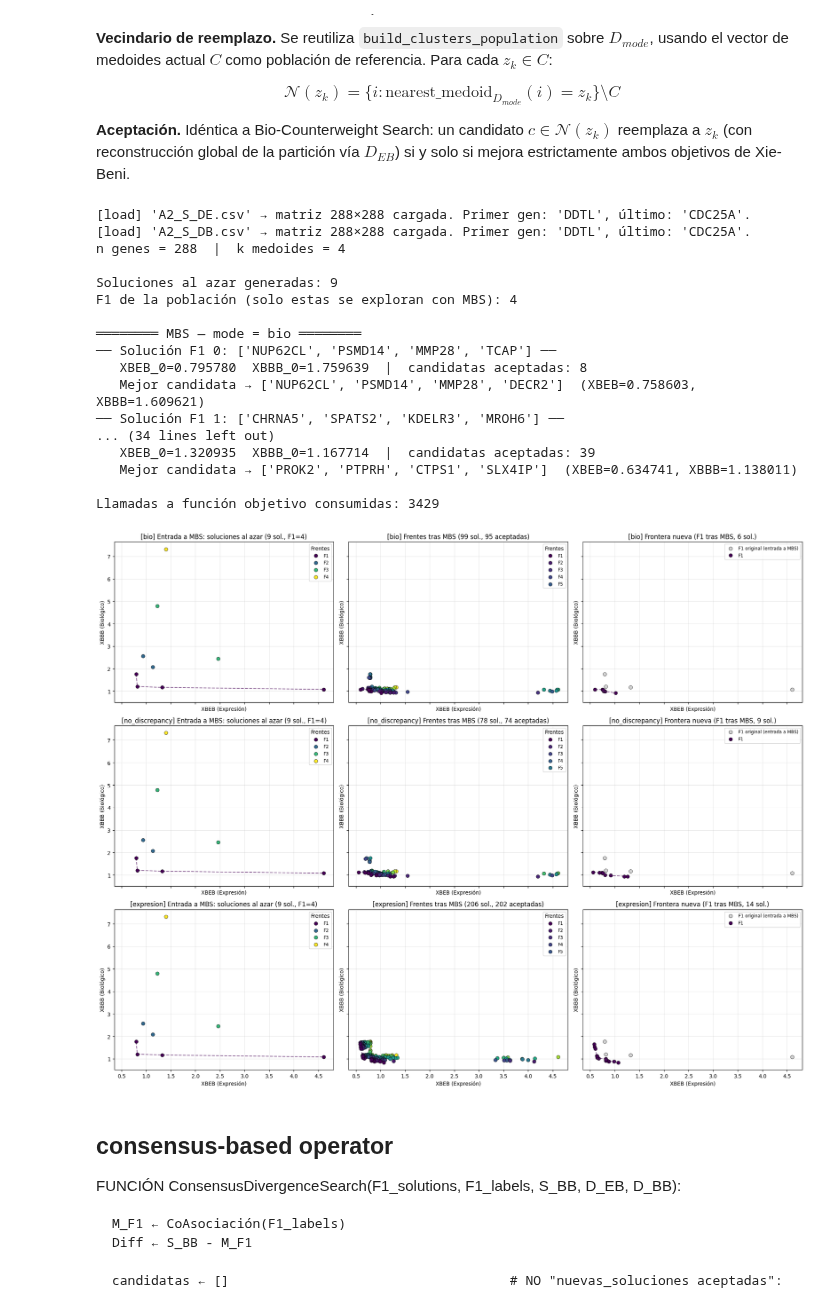
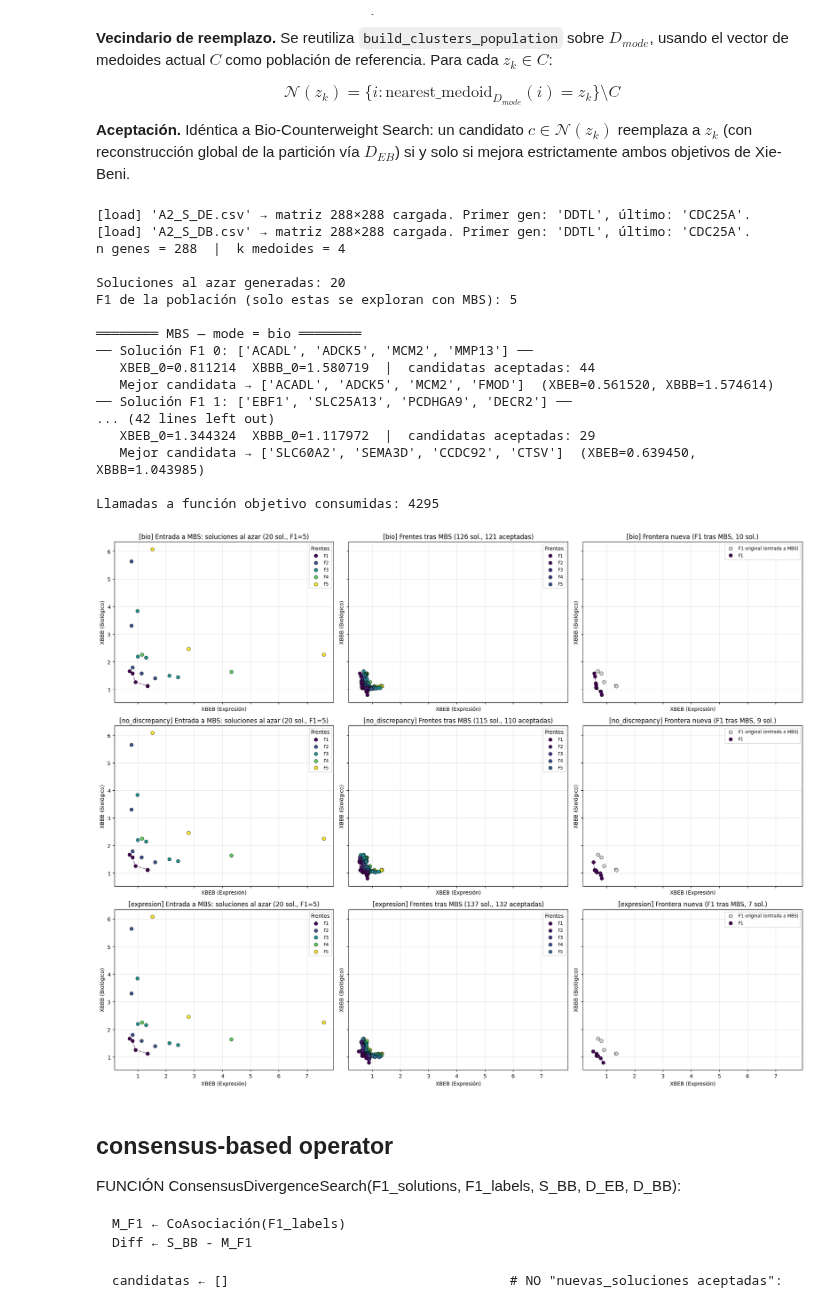
Before and after one commit to BenjaminGonzalezH/Thesis, a Jupyter notebook: Source Code/Investigation_Notes/Notes_3-BIOperators.ipynb, the cells around one changed output. Drawn from its saved outputs; the diff is of its cells as text; code cells hidden in the pictures.

```diff
--- a/Source Code/Investigation_Notes/Notes_3-BIOperators.ipynb
+++ b/Source Code/Investigation_Notes/Notes_3-BIOperators.ipynb
@@ -314,8 +314,8 @@ def bio_counterweight_search(
 # igual que MOPR/PLS/MOLS operan sobre el F1 de Rv)
 ##################################
 K         = 4
-POP_SIZE  = 9
-P         = 0.25
+POP_SIZE  = 20
+P         = 0.50
 SEED      = None
 
 ge_matrix, gene_names = load_distance_matrix(DE_DIR)
@@ -558,7 +559,7 @@ def medoid_based_search(
 # prueba en los tres regímenes sobre la MISMA población para compararlos)
 ##################################
 K         = 4
-POP_SIZE  = 9
+POP_SIZE  = 20
 SEED      = None
 
 ge_matrix, gene_names = load_distance_matrix(DE_DIR)
@@ -626,44 +627,44 @@ for row, mode in enumerate(MBS_MODES):
         ax=axes[row, 0],
     )
     plot_pareto_fronts_note(
         todos_los_objetivos_mbs, final_fronts_mbs,
         title=f"[{mode}] Frentes tras MBS ({todos_los_objetivos_mbs.shape[0]} sol., "
               f"{todos_los_objetivos_mbs.shape[0] - f1_objectives_mbs.shape[0]} aceptadas)",
         ax=axes[row, 1],
     )
     axes[row, 2].scatter(
         f1_objectives_mbs[:, 0], f1_objectives_mbs[:, 1],
         color="lightgray", s=45, edgecolors="black", linewidths=0.5,
         label="F1 original (entrada a MBS)", zorder=1,
     )
     plot_pareto_fronts_note(
         todos_los_objetivos_mbs, [nueva_frontera_idx_mbs],
         title=f"[{mode}] Frontera nueva (F1 tras MBS, {len(nueva_frontera_idx_mbs)} sol.)",
         ax=axes[row, 2],
     )
     axes[row, 2].legend(loc="best", fontsize="small")
 
 fig.tight_layout()
 plt.show()
 # %% [output]
 [load] 'A2_S_DE.csv' → matriz 288×288 cargada. Primer gen: 'DDTL', último: 'CDC25A'.
 [load] 'A2_S_DB.csv' → matriz 288×288 cargada. Primer gen: 'DDTL', último: 'CDC25A'.
 n genes = 288  |  k medoides = 4
 
-Soluciones al azar generadas: 9
-F1 de la población (solo estas se exploran con MBS): 4
+Soluciones al azar generadas: 20
+F1 de la población (solo estas se exploran con MBS): 5
 
 ════════ MBS — mode = bio ════════
-── Solución F1 0: ['NUP62CL', 'PSMD14', 'MMP28', 'TCAP'] ──
-   XBEB_0=0.795780  XBBB_0=1.759639  |  candidatas aceptadas: 8
-   Mejor candidata → ['NUP62CL', 'PSMD14', 'MMP28', 'DECR2']  (XBEB=0.758603, XBBB=1.609621)
-── Solución F1 1: ['CHRNA5', 'SPATS2', 'KDELR3', 'MROH6'] ──
-... (34 lines left out)
-   XBEB_0=1.320935  XBBB_0=1.167714  |  candidatas aceptadas: 39
-   Mejor candidata → ['PROK2', 'PTPRH', 'CTPS1', 'SLX4IP']  (XBEB=0.634741, XBBB=1.138011)
+── Solución F1 0: ['ACADL', 'ADCK5', 'MCM2', 'MMP13'] ──
+   XBEB_0=0.811214  XBBB_0=1.580719  |  candidatas aceptadas: 44
+   Mejor candidata → ['ACADL', 'ADCK5', 'MCM2', 'FMOD']  (XBEB=0.561520, XBBB=1.574614)
+── Solución F1 1: ['EBF1', 'SLC25A13', 'PCDHGA9', 'DECR2'] ──
+... (42 lines left out)
+   XBEB_0=1.344324  XBBB_0=1.117972  |  candidatas aceptadas: 29
+   Mejor candidata → ['SLC60A2', 'SEMA3D', 'CCDC92', 'CTSV']  (XBEB=0.639450, XBBB=1.043985)
 
-Llamadas a función objetivo consumidas: 3429
+Llamadas a función objetivo consumidas: 4295
-[figure, old version]
+[figure, new version]
 # %% [markdown]
 ## consensus-based operator
 
```
Also changed, not shown: parts of 2 cells of this notebook, 13 other files.
